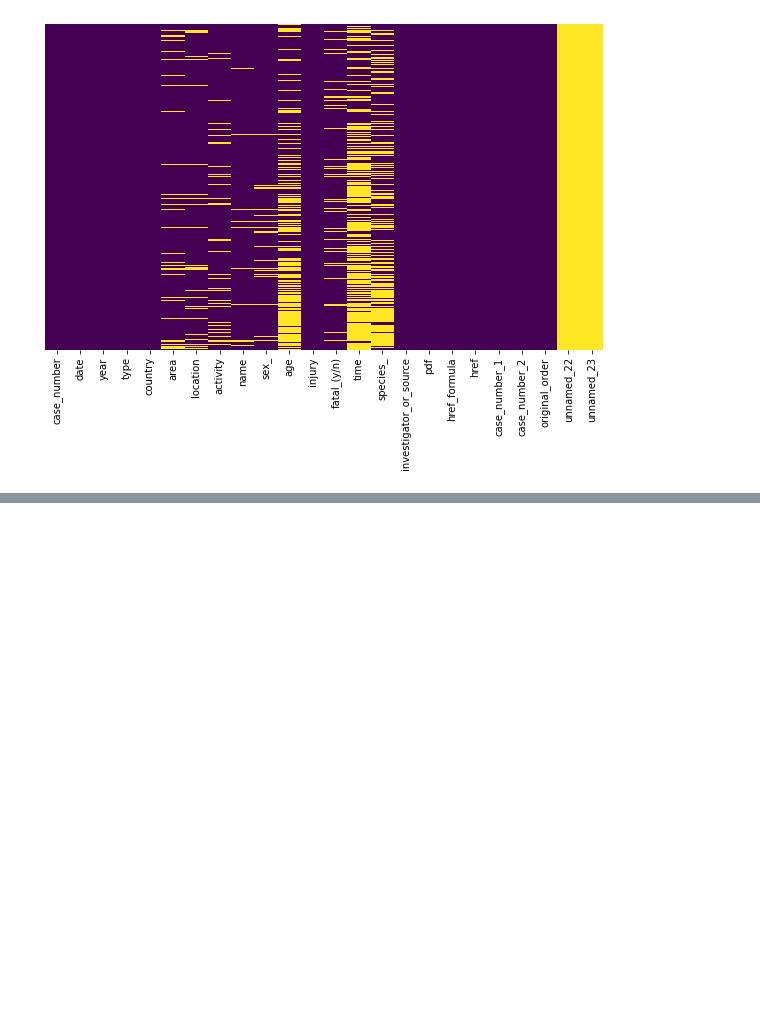
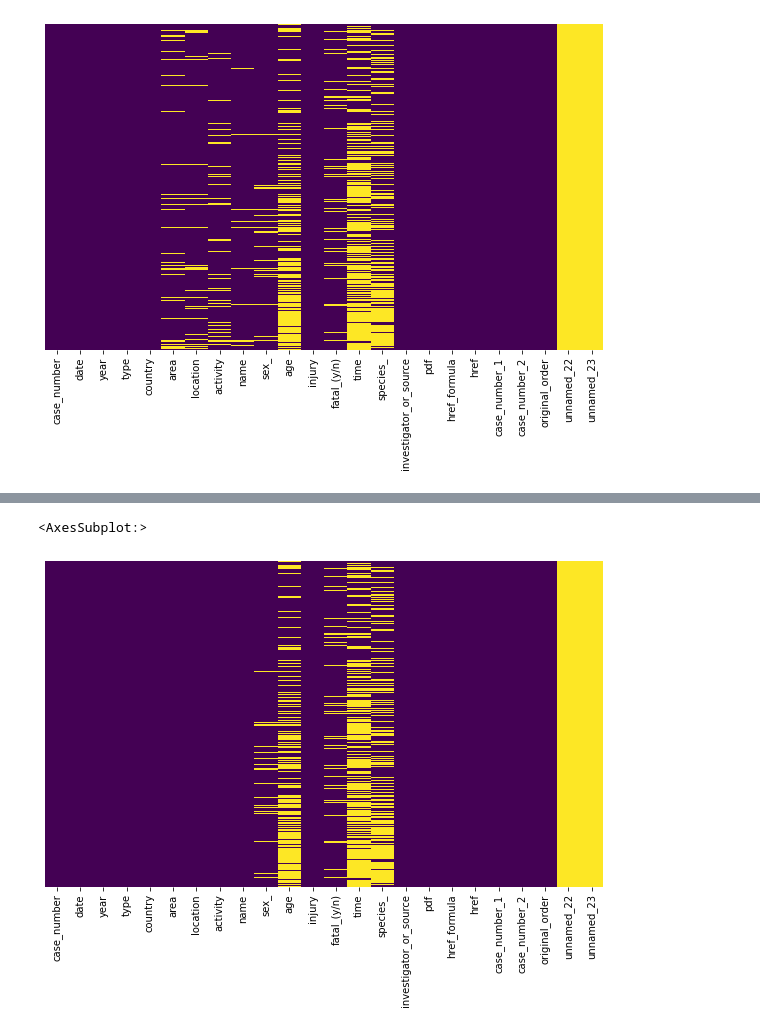
Before and after one commit to trabalong/project1_global_shark_attacks, a Jupyter notebook: notebooks/notebook1.ipynb, the cells around one changed output, grey strips where cells are left out. Saved outputs shown, nothing was run; the diff lists cells and outputs as text; code cells hidden in the pictures; blank space fills up the shorter version.

```diff
--- a/notebooks/notebook1.ipynb
+++ b/notebooks/notebook1.ipynb
@@ -152,6 +139,11 @@ graf(df)
 # %%
-if df['sex_'].item == 'M': df['name'].fillna('male', inplace = True)
+if df['sex_'].item == 'M': df['name'][df['name'].isnull()] = 'male'
 
-else: df['name'].fillna('female', inplace = True)
+elif df['sex_'].item == 'F': df['name'][df['name'].isnull()] = 'female'
 
-graf(df)
+else: df['name'][df['name'].isnull()] = 'unknown'
+
+getGraphic(df)
+# %% [output]
+<AxesSubplot:>
+[figure, added]
```
Also changed, not shown: parts of 10 cells of this notebook.
